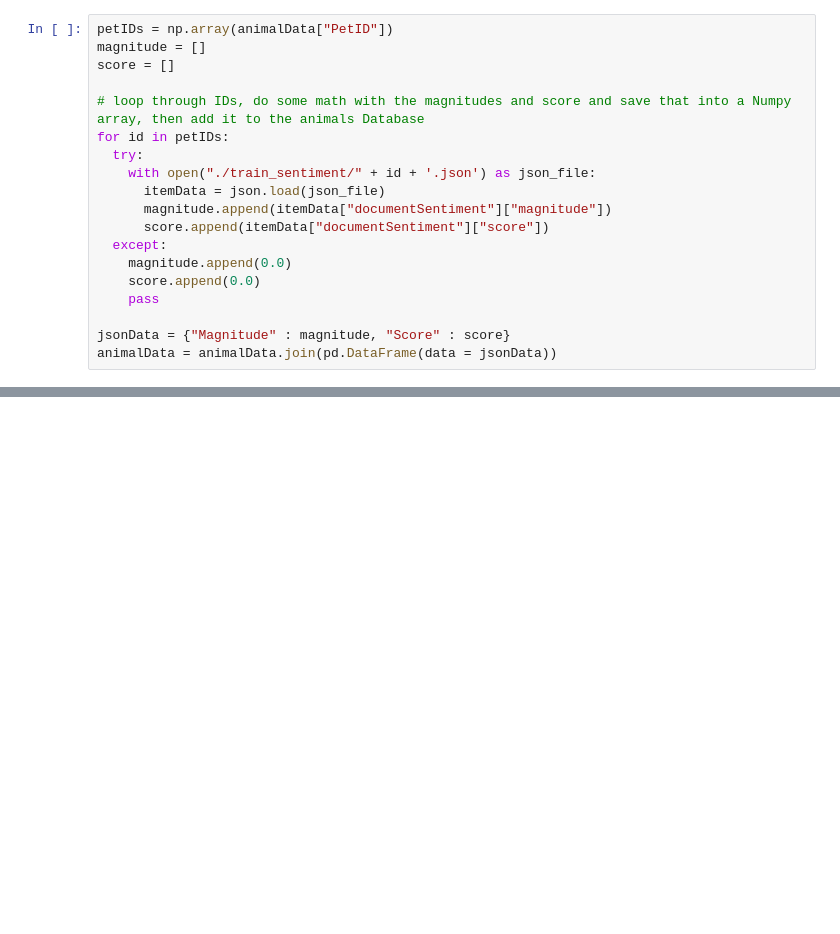
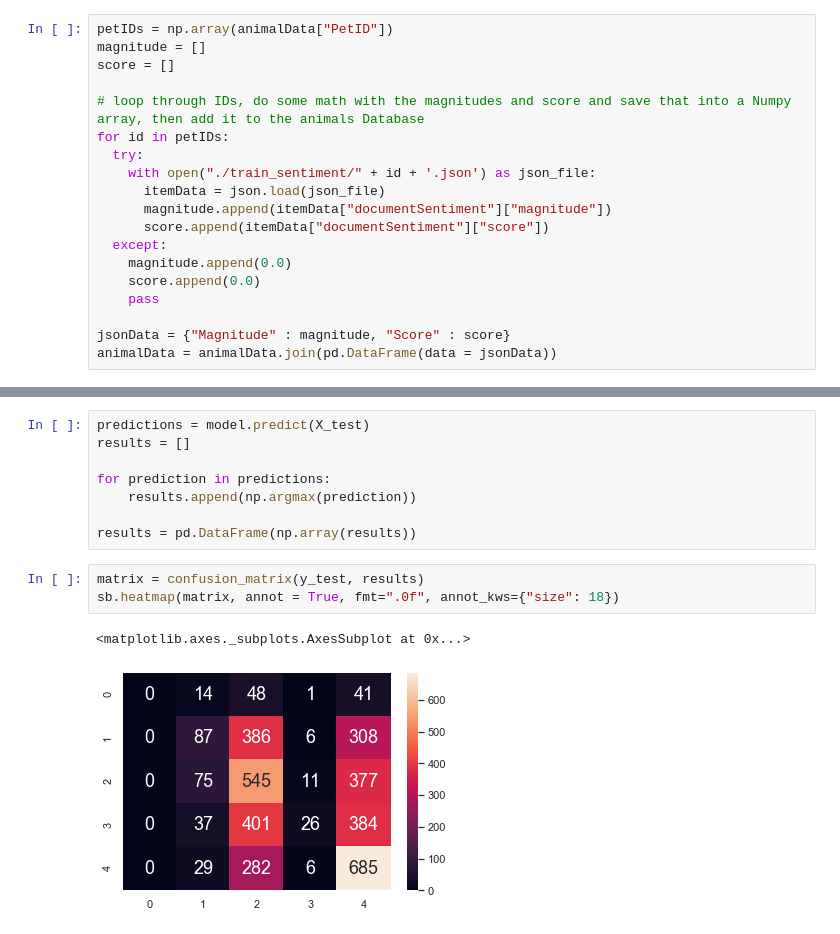
Before and after one commit to majulahsingapuri/CatsnDogs, a Jupyter notebook: Project.ipynb, the cells around one changed output, grey strips where cells are left out. Cells and saved outputs as stored; diff of their text form; blank space fills up the shorter version.

```diff
--- a/Project.ipynb
+++ b/Project.ipynb
@@ -67,0 +134,14 @@ sb.heatmap(matrix, annot = True, fmt=".0f", annot_kws={"size": 18})
+# %%
+predictions = model.predict(X_test)
+results = []
+
+for prediction in predictions:
+    results.append(np.argmax(prediction))
+
+results = pd.DataFrame(np.array(results))
+# %%
+matrix = confusion_matrix(y_test, results)
+sb.heatmap(matrix, annot = True, fmt=".0f", annot_kws={"size": 18})
+# %% [output]
+<matplotlib.axes._subplots.AxesSubplot at 0x...>
+[figure, added]
```
Also changed, not shown: parts of 12 cells of this notebook.
